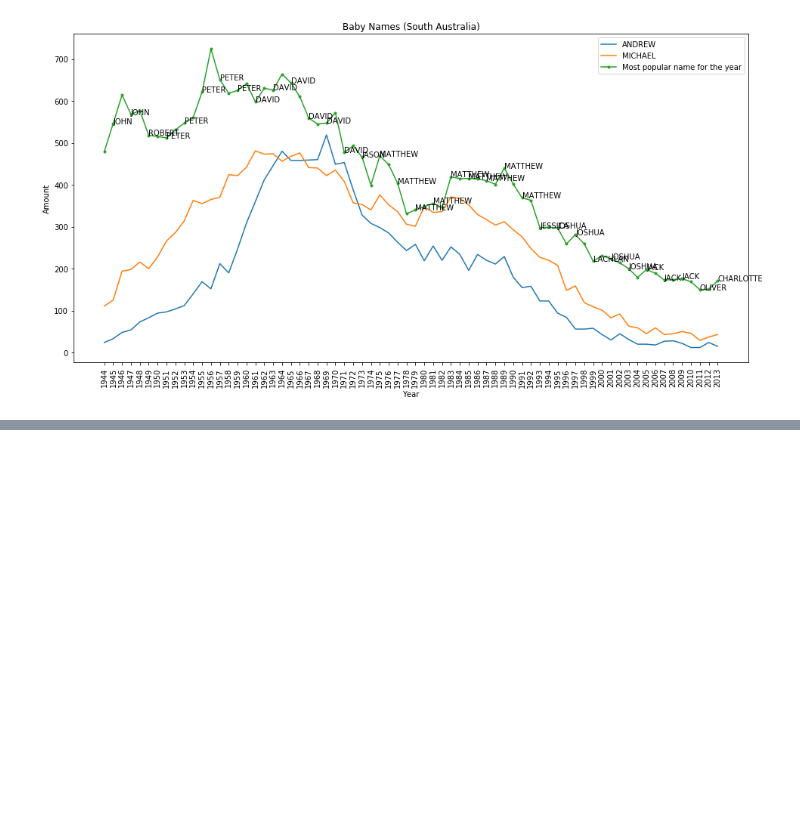
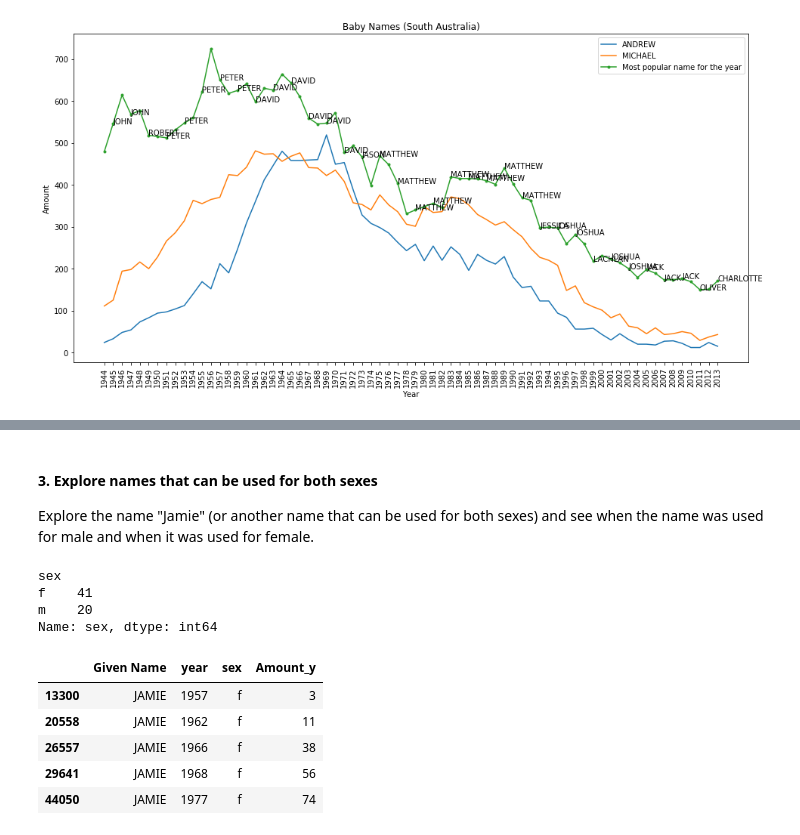
Before and after one commit to Kevinf7/PROJECT_Popular_baby_names, a Jupyter notebook: Baby Name.ipynb, the cells around one changed output, grey strips where cells are left out. Cells and saved outputs as stored; diff of their text form; code cells hidden in the pictures; blank space fills up the shorter version.

```diff
--- a/Baby Name.ipynb
+++ b/Baby Name.ipynb
@@ -187,0 +237,11 @@ ax.legend(labels=(name1.iloc[0,0], name2.iloc[0,0],'Most popular name for the ye
+# %% [markdown]
+#### 3. Explore names that can be used for both sexes
+Explore the name "Jamie" (or another name that can be used for both sexes) and see when the name was used for male and when it was used for female.
+# %%
+df4 = df2[df2['Given Name']=='JAMIE']
+df4.groupby('sex')['sex'].count()
+# %% [output]
+sex
+f    41
+m    20
+Name: sex, dtype: int64
@@ -187,0 +251,9 @@ ax.legend(labels=(name1.iloc[0,0], name2.iloc[0,0],'Most popular name for the ye
+# %%
+df4_f.head()
+# %% [output]
+|  | Given Name | year | sex | Amount_y |
+| 13300 | JAMIE | 1957 | f | 3 |
+| 20558 | JAMIE | 1962 | f | 11 |
+| 26557 | JAMIE | 1966 | f | 38 |
+| 29641 | JAMIE | 1968 | f | 56 |
+| 44050 | JAMIE | 1977 | f | 74 |
```
Also changed, not shown: parts of 18 cells of this notebook.
